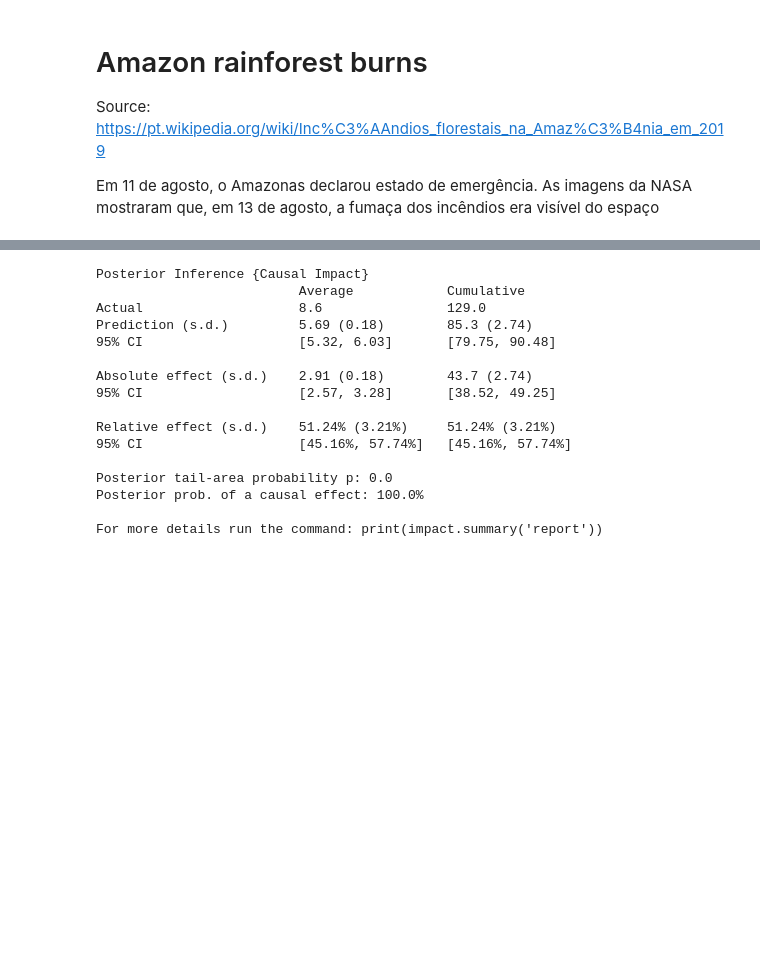
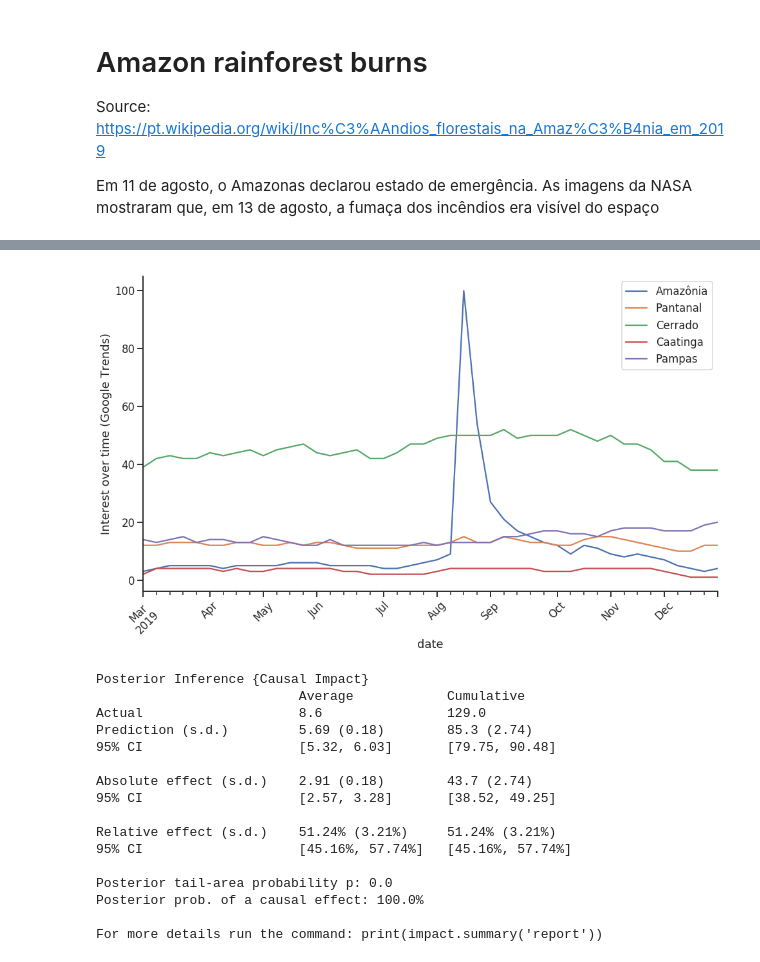
Before and after one commit to millengustavo/trends-causal-impact, a Jupyter notebook: causal-searches.ipynb, the cells around one changed output, grey strips where cells are left out. Cells and saved outputs as stored; diff of their text form; code cells hidden in the pictures; blank space fills up the shorter version.

```diff
--- a/causal-searches.ipynb
+++ b/causal-searches.ipynb
@@ -192,5 +202,12 @@ df.head()
 # %%
 df = df.drop(columns=["isPartial"])
+# %%
+df.plot(figsize=[16, 9])
+sns.despine()
+plt.ylabel("Interest over time (Google Trends)")
+plt.xticks(rotation=45)
+# %% [output]
+[figure, added]
 # %%
 pre_period = [
     pd.to_datetime(np.min(df.index.values)),
```
Also changed, not shown: parts of 4 cells of this notebook.
